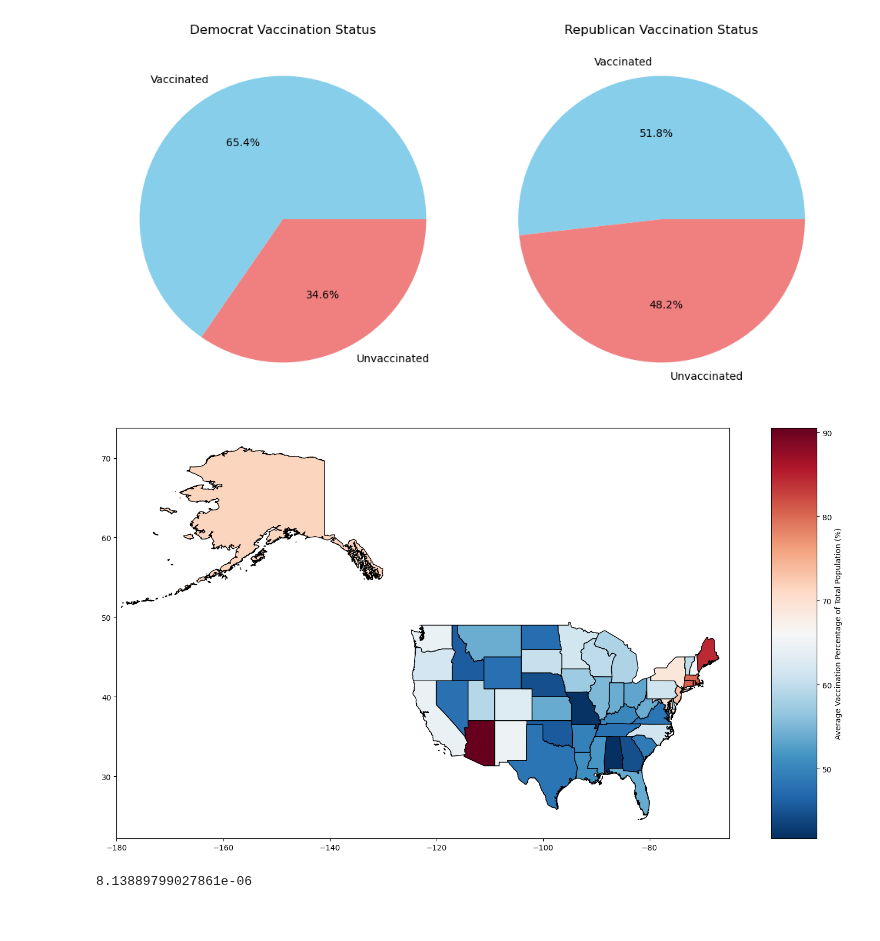
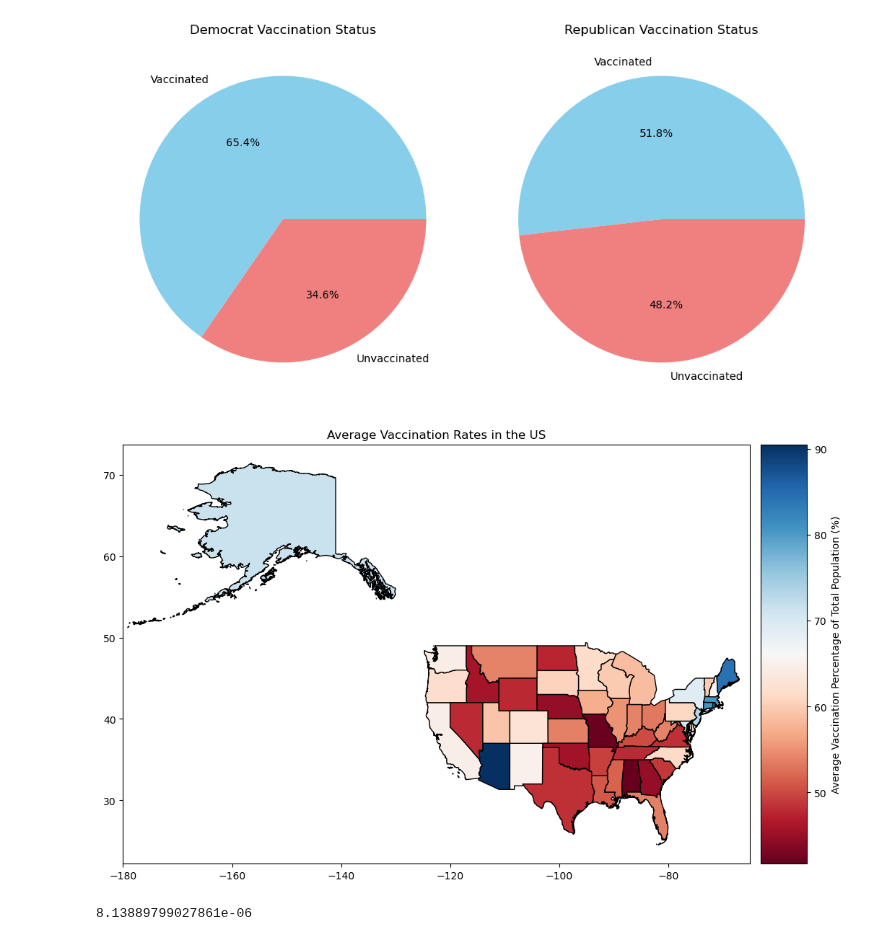
Before and after one commit to tinalina1003/Project1-Group4, a Jupyter notebook: Christina/VaccinationRatesUSonly.ipynb, the cells around one changed output. Cells and saved outputs as stored; diff of their text form; code cells hidden in the pictures.

Commit message:
Cleaned up some files and changed the plot heatmap so it fits more to Political Party colours

```diff
--- a/Christina/VaccinationRatesUSonly.ipynb
+++ b/Christina/VaccinationRatesUSonly.ipynb
@@ -468,36 +468,38 @@ plt.show()
 # %%
 us_vax_map = us_df[us_df['name'].isin(us_vax_df['state']) == True]
 us_vax_map = pd.merge(us_vax_map, us_vax_df[['state', 'avg vax %']], left_on='name', right_on='state', how='left')
 us_vax_map.drop('state', axis=1, inplace=True)
 
 
 # Plot the map with both Democrat and Republican states
-fig, ax = plt.subplots(figsize=(20, 20))
+fig, ax = plt.subplots(figsize=(15, 15))
 
-us_vax_map.plot(ax=ax, column = 'avg vax %', cmap = 'RdBu_r', edgecolor = 'black')
+us_vax_map.plot(ax=ax, column = 'avg vax %', cmap = 'RdBu', edgecolor = 'black')
 
 #set size
 plt.xlim(-180, -65)
 
+plt.title('Average Vaccination Rates in the US')
+
 # Create a ScalarMappable for colorbar
 norm = Normalize(vmin=min(us_vax_map['avg vax %']), vmax=max(us_vax_map['avg vax %']))
-sm = cm.ScalarMappable(cmap='RdBu_r', norm=norm)
+sm = cm.ScalarMappable(cmap='RdBu', norm=norm)
 sm.set_array([])
 
 # Add colorbar to the right of the plot
 divider = make_axes_locatable(ax)
 cax = divider.append_axes("right", size="5%", pad=-2)
 cbar = plt.colorbar(sm, cax=cax, label="Average Vaccination Percentage of Total Population (%)")
 
 
 
 # save fig
 plt.savefig('output_data/avg_vax_pct.png', bbox_inches='tight')
 
 # Show the plot
 plt.show()
 # %% [output]
-[figure, old version]
+[figure, new version]
 # %%
 # p-value?
 
```
Also changed, not shown: 3 other files.
